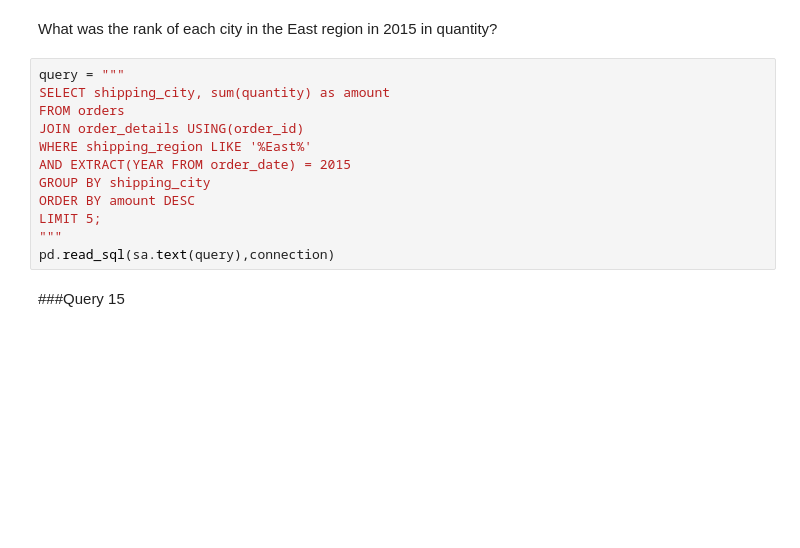
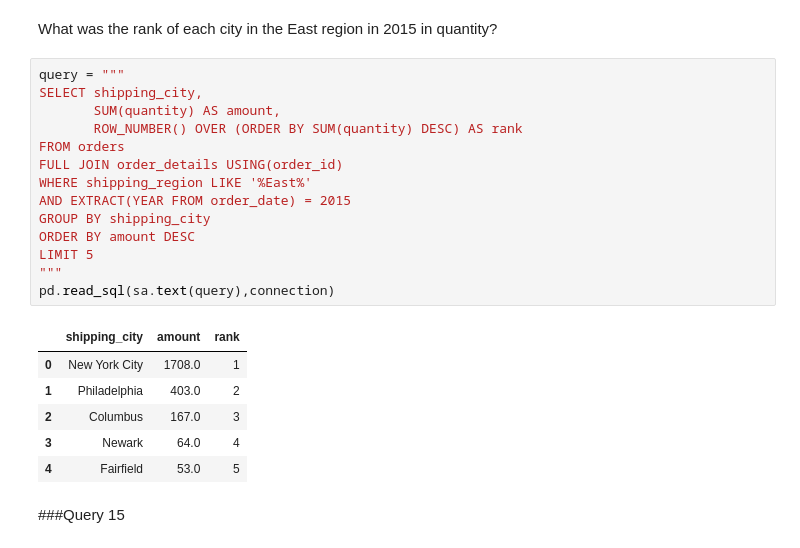
Before and after one commit to sarahajbane/colab_workbook_templates, a Jupyter notebook: MS_unicorn_project.ipynb, the cells around one changed output. Drawn from its saved outputs; the diff is of its cells as text; blank space fills up the shorter version.

```diff
--- a/MS_unicorn_project.ipynb
+++ b/MS_unicorn_project.ipynb
@@ -343,16 +343,25 @@ pd.read_sql(sa.text(query),connection)
 What was the rank of each city in the East region in 2015 in quantity?
 # %%
 query = """
-SELECT shipping_city, sum(quantity) as amount
+SELECT shipping_city,
+       SUM(quantity) AS amount,
+       ROW_NUMBER() OVER (ORDER BY SUM(quantity) DESC) AS rank
 FROM orders
-JOIN order_details USING(order_id)
+FULL JOIN order_details USING(order_id)
 WHERE shipping_region LIKE '%East%'
 AND EXTRACT(YEAR FROM order_date) = 2015
 GROUP BY shipping_city
 ORDER BY amount DESC
-LIMIT 5;
+LIMIT 5
 """
 pd.read_sql(sa.text(query),connection)
+# %% [output]
+|  | shipping_city | amount | rank |
+| 0 | New York City | 1708.0 | 1 |
+| 1 | Philadelphia | 403.0 | 2 |
+| 2 | Columbus | 167.0 | 3 |
+| 3 | Newark | 64.0 | 4 |
+| 4 | Fairfield | 53.0 | 5 |
 # %% [markdown]
 ###Query 15
 # %%
```
